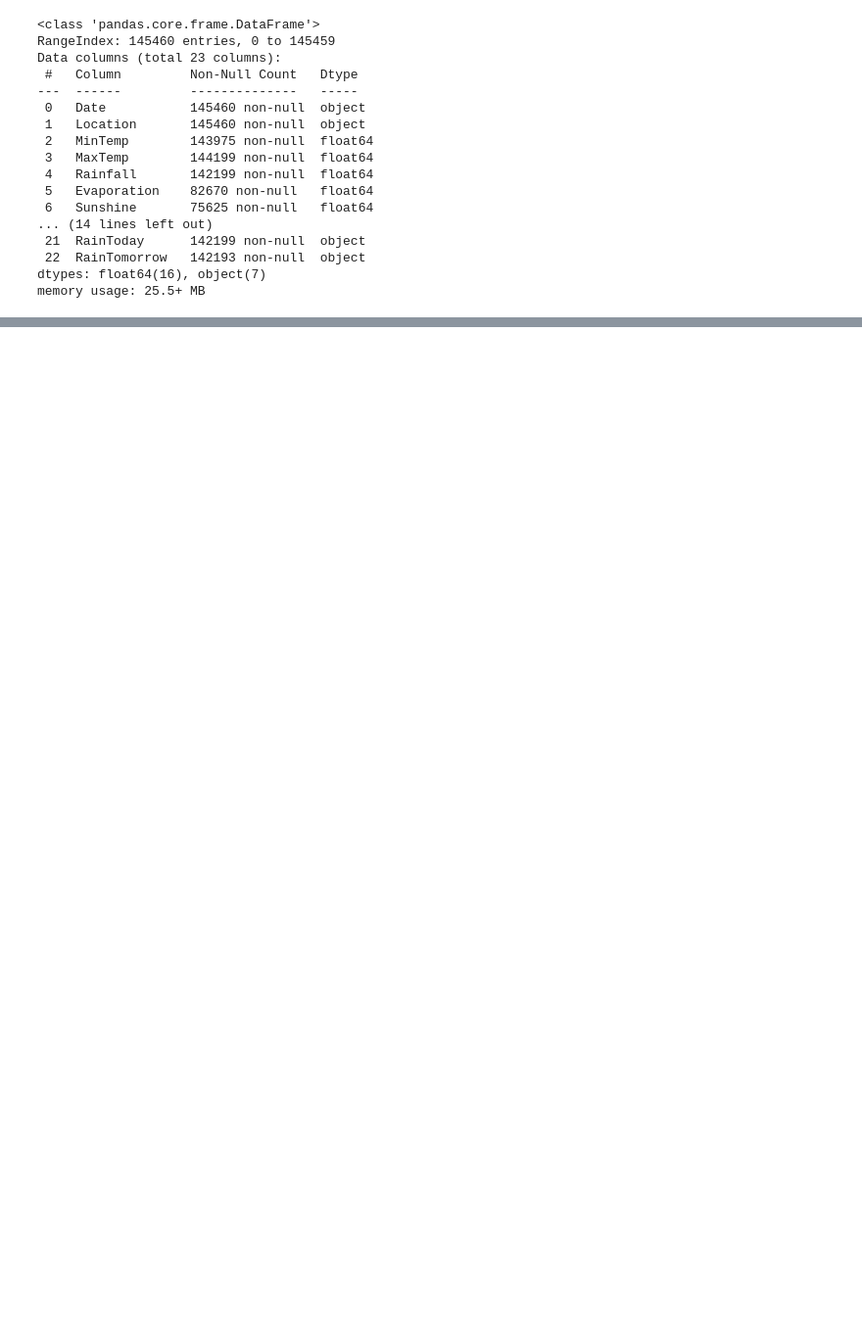
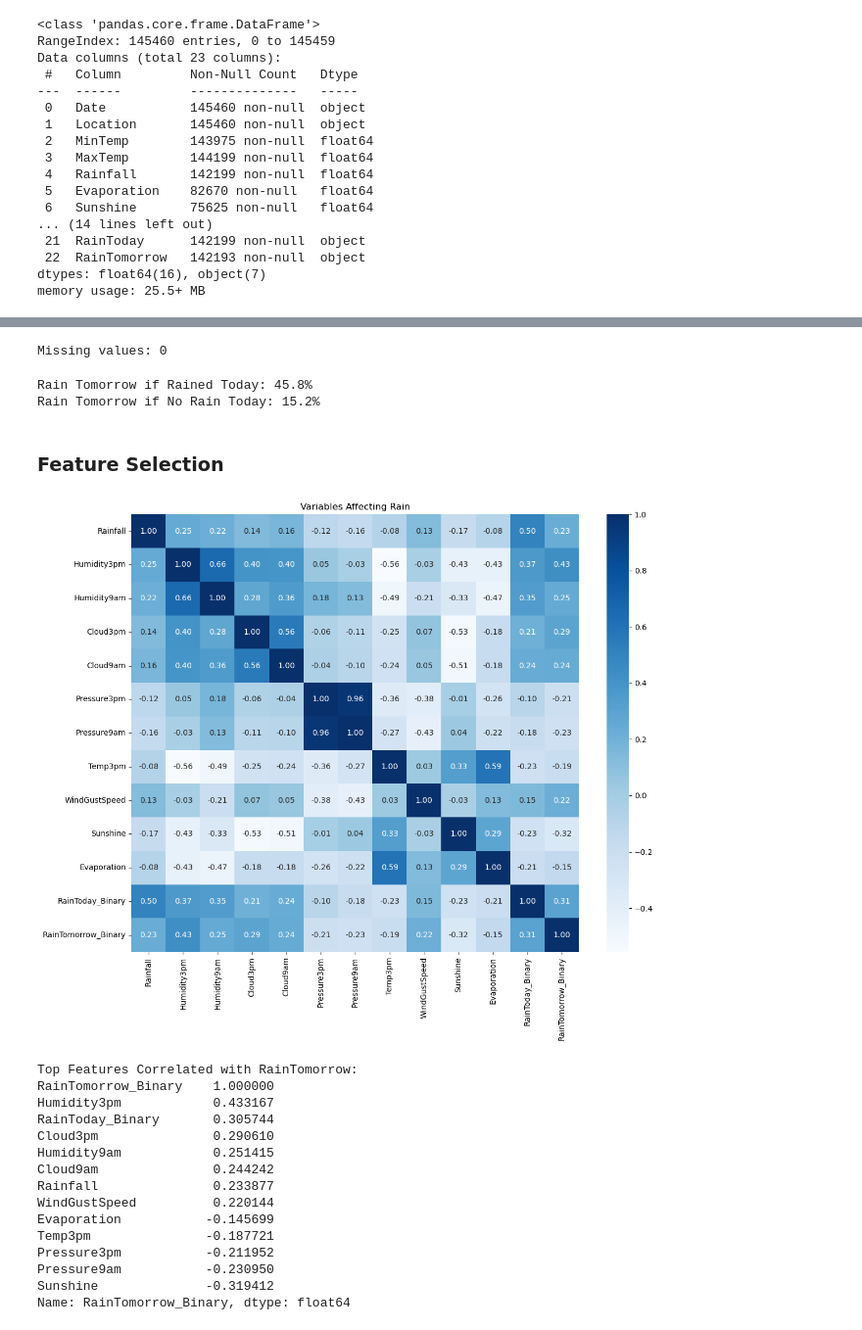
Before and after one commit to mohamed-alawy/WeatherAUS, a Jupyter notebook: Weather.ipynb, the cells around one changed output, grey strips where cells are left out. Shown at 98% size. Drawn from its saved outputs; the diff is of its cells as text; code cells hidden in the pictures; blank space fills up the shorter version.

```diff
--- a/Weather.ipynb
+++ b/Weather.ipynb
@@ -597,0 +68,42 @@ Prediction Result: Medium Probability (25-40%)
+# %%
+df['MinTemp'] = df['MinTemp'].fillna(df['MinTemp'].median())
+df['MaxTemp'] = df['MaxTemp'].fillna(df['MaxTemp'].median())
+df['TempMean'] = (df['MinTemp'] + df['MaxTemp']) / 2
+df['TempRange'] = df['MaxTemp'] - df['MinTemp']
+df['TempRange'] = df['TempRange'].clip(lower=0.1)
+
+# Fill Evaporation using Hargreaves-Samani formula
+Ra = 20  # Solar radiation constant for Australia
+df['Evaporation_Est'] = 0.0023 * (df['TempMean'] + 17.8) * (df['TempRange'] ** 0.5) * Ra
+df['Evaporation_Est'] = df['Evaporation_Est'].fillna(df['Evaporation_Est'].median())
+df['Evaporation'] = df['Evaporation'].fillna(df['Evaporation_Est'])
+
+# Fill remaining numeric columns with median
+for col in df.select_dtypes(include=[np.number]).columns:
+    if col not in ['MinTemp', 'MaxTemp', 'Evaporation', 'TempMean', 'TempRange', 'Evaporation_Est']:
+        df[col] = df[col].fillna(df[col].median())
+
+# Fill categorical with mode
+for col in df.select_dtypes(include=['object']).columns:
+    if col not in ['Date', 'Location']:
+        mode_val = df[col].mode()[0] if len(df[col].mode()) > 0 else 'No'
+        df[col] = df[col].fillna(mode_val)
+
+# Create binary rain columns
+df['RainTomorrow_Binary'] = (df['RainTomorrow'] == 'Yes').astype(int)
+df['RainToday_Binary'] = (df['RainToday'] == 'Yes').astype(int)
+
+print(f"Missing values: {df.isnull().sum().sum()}")
+# %% [output]
+Missing values: 0
+# %%
+# Rain tomorrow given rain today
+rain_given_rain = df[df['RainToday'] == 'Yes']['RainTomorrow_Binary'].mean() * 100
+print(f"Rain Tomorrow if Rained Today: {rain_given_rain:.1f}%")
+
+# Rain tomorrow given no rain today
+rain_given_no_rain = df[df['RainToday'] == 'No']['RainTomorrow_Binary'].mean() * 100
+print(f"Rain Tomorrow if No Rain Today: {rain_given_no_rain:.1f}%")
+# %% [output]
+Rain Tomorrow if Rained Today: 45.8%
+Rain Tomorrow if No Rain Today: 15.2%
@@ -597,0 +113,34 @@ Prediction Result: Medium Probability (25-40%)
+# %% [markdown]
+### Feature Selection
+# %%
+# Select important variables for analysis
+important_vars = ['Rainfall', 'Humidity3pm', 'Humidity9am', 'Cloud3pm', 'Cloud9am',
+                 'Pressure3pm', 'Pressure9am', 'Temp3pm', 'WindGustSpeed',
+                 'Sunshine', 'Evaporation', 'RainToday_Binary', 'RainTomorrow_Binary']
+
+plt.figure(figsize=(12, 10))
+sns.heatmap(df[important_vars].corr(), annot=True, fmt='.2f', cmap='Blues')
+plt.title('Variables Affecting Rain')
+plt.tight_layout()
+plt.show()
+
+correlations_with_target = df[important_vars].corr()['RainTomorrow_Binary'].sort_values(ascending=False)
+print("Top Features Correlated with RainTomorrow:")
+print(correlations_with_target)
+# %% [output]
+[figure, added]
+Top Features Correlated with RainTomorrow:
+RainTomorrow_Binary    1.000000
+Humidity3pm            0.433167
+RainToday_Binary       0.305744
+Cloud3pm               0.290610
+Humidity9am            0.251415
+Cloud9am               0.244242
+Rainfall               0.233877
+WindGustSpeed          0.220144
+Evaporation           -0.145699
+Temp3pm               -0.187721
+Pressure3pm           -0.211952
+Pressure9am           -0.230950
+Sunshine              -0.319412
+Name: RainTomorrow_Binary, dtype: float64
```
Also changed, not shown: parts of 53 cells of this notebook, 3 other files.
